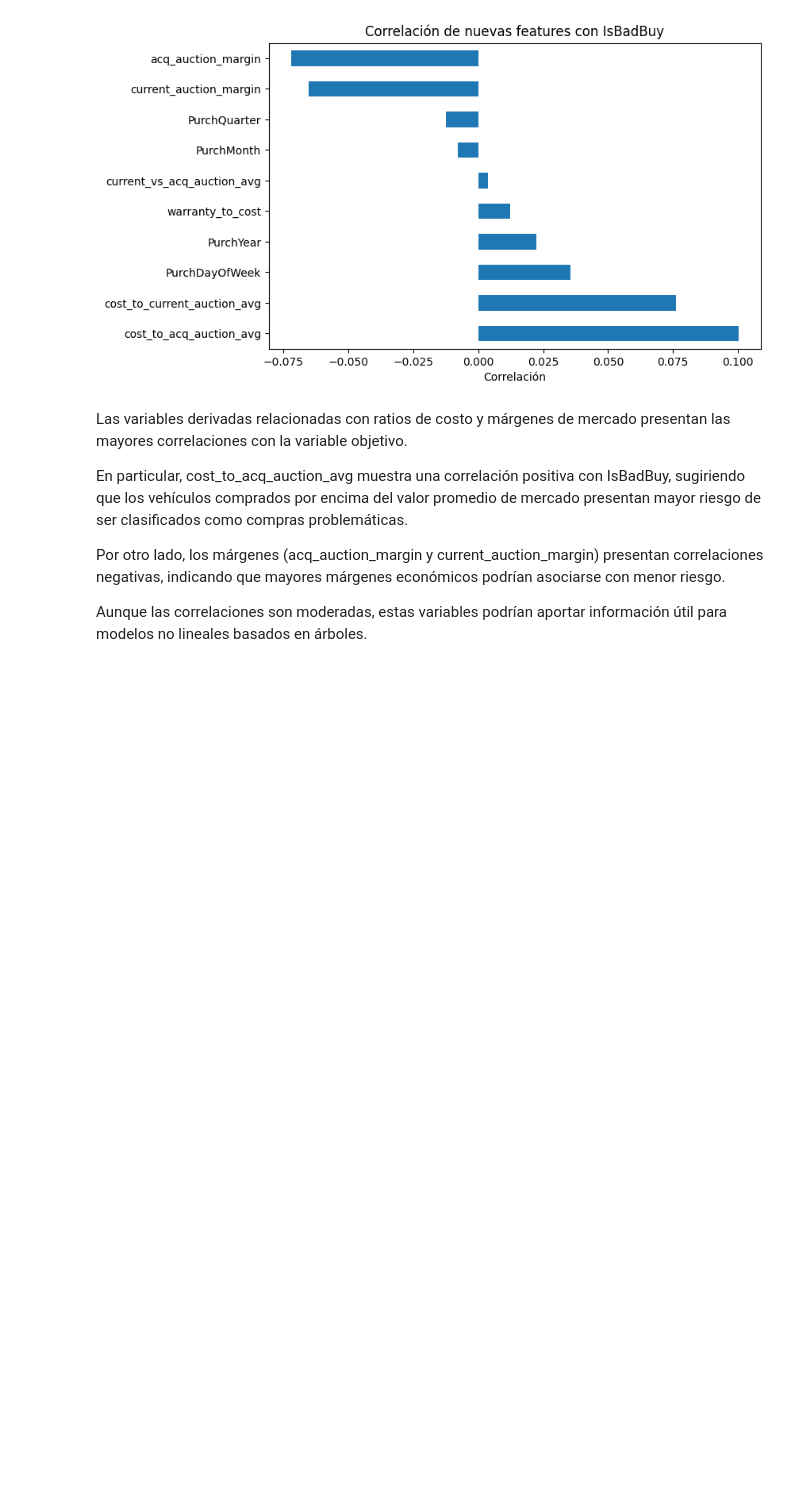
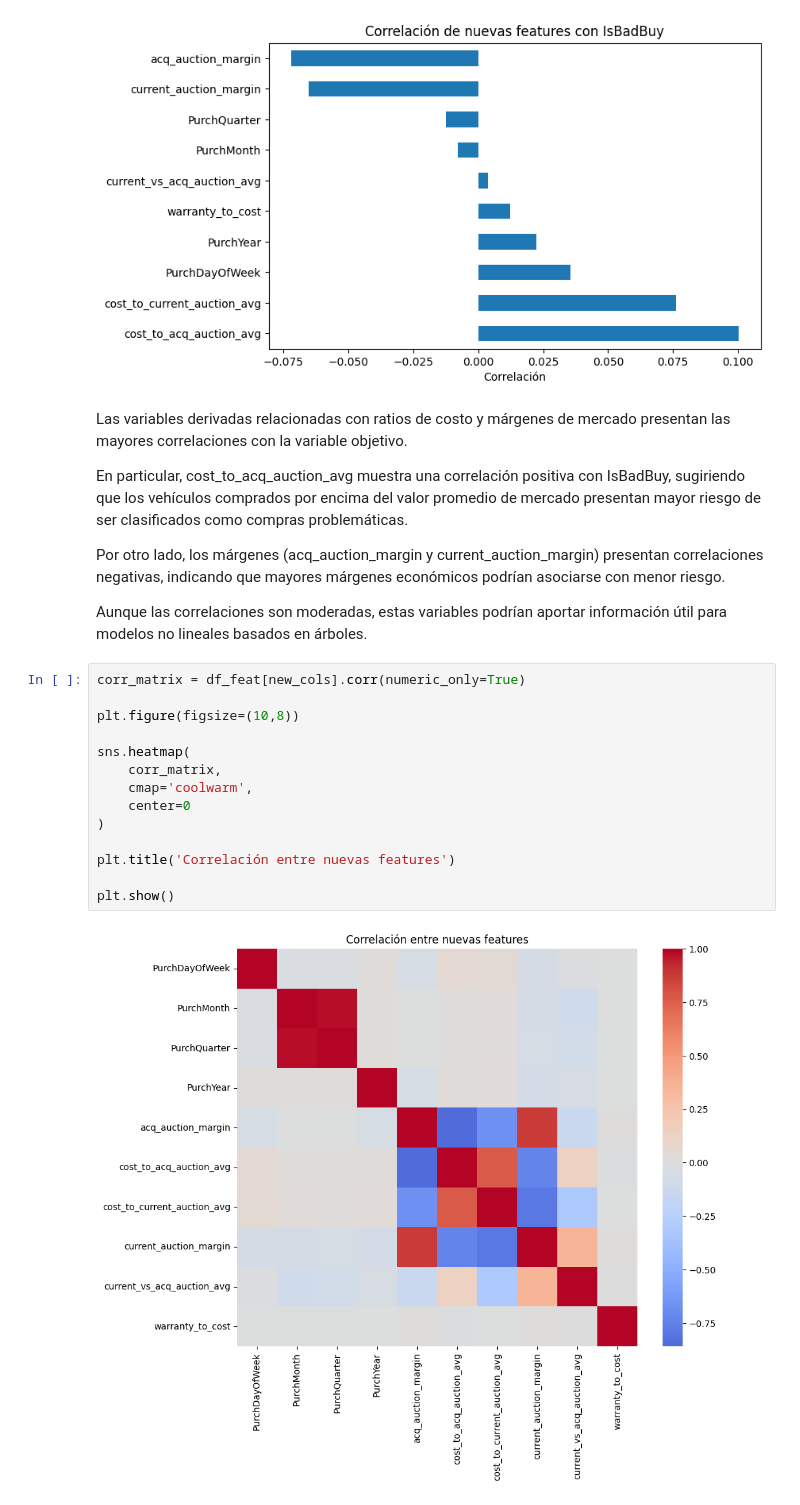
Before and after one commit to pucp-datanalytics/dp261-g1, a Jupyter notebook: notebooks/06_feature_engineering.ipynb, the cells around one changed output. Drawn from its saved outputs; the diff is of its cells as text; blank space fills up the shorter version.

Commit message:
add image

```diff
--- a/notebooks/06_feature_engineering.ipynb
+++ b/notebooks/06_feature_engineering.ipynb
@@ -105,3 +109,19 @@ En particular, cost_to_acq_auction_avg muestra una correlación positiva con IsB
 Por otro lado, los márgenes (acq_auction_margin y current_auction_margin) presentan correlaciones negativas, indicando que mayores márgenes económicos podrían asociarse con menor riesgo.
 
 Aunque las correlaciones son moderadas, estas variables podrían aportar información útil para modelos no lineales basados en árboles.
+# %%
+corr_matrix = df_feat[new_cols].corr(numeric_only=True)
+
+plt.figure(figsize=(10,8))
+
+sns.heatmap(
+    corr_matrix,
+    cmap='coolwarm',
+    center=0
+)
+
+plt.title('Correlación entre nuevas features')
+
+plt.show()
+# %% [output]
+[figure, added]
```
Also changed, not shown: parts of 1 cell of this notebook, 1 other file.
